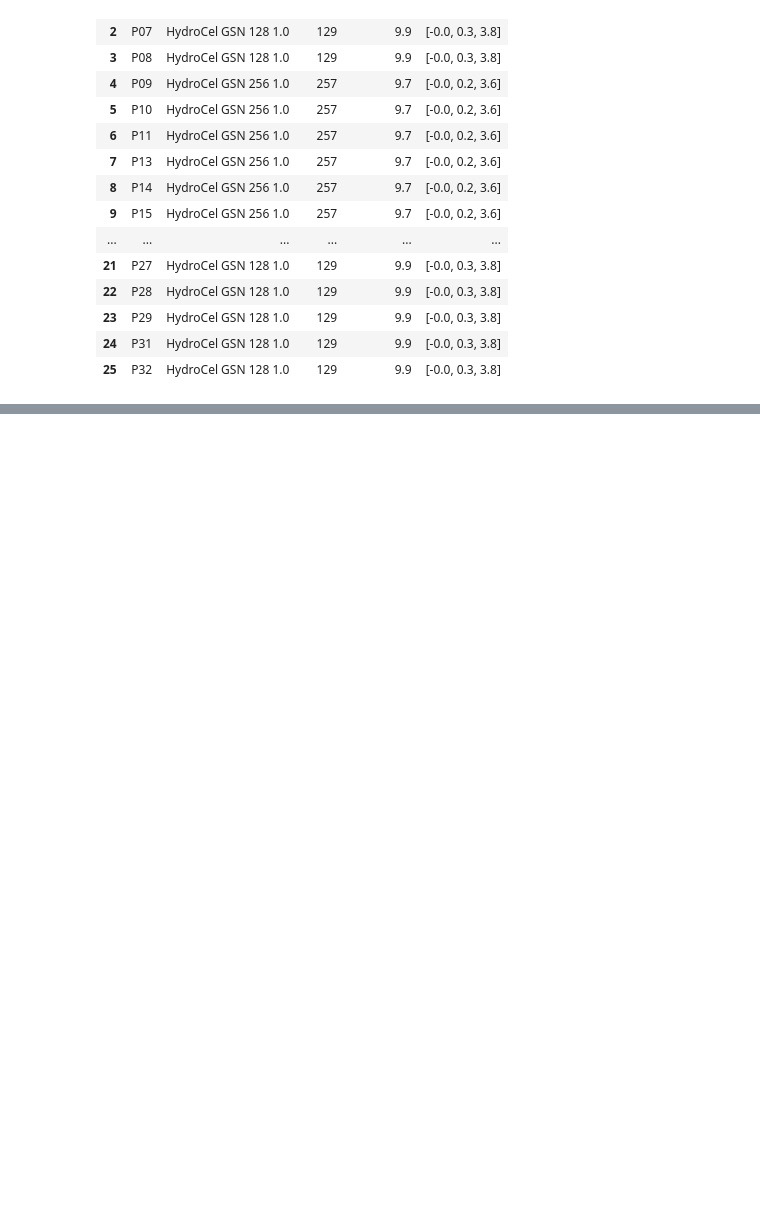
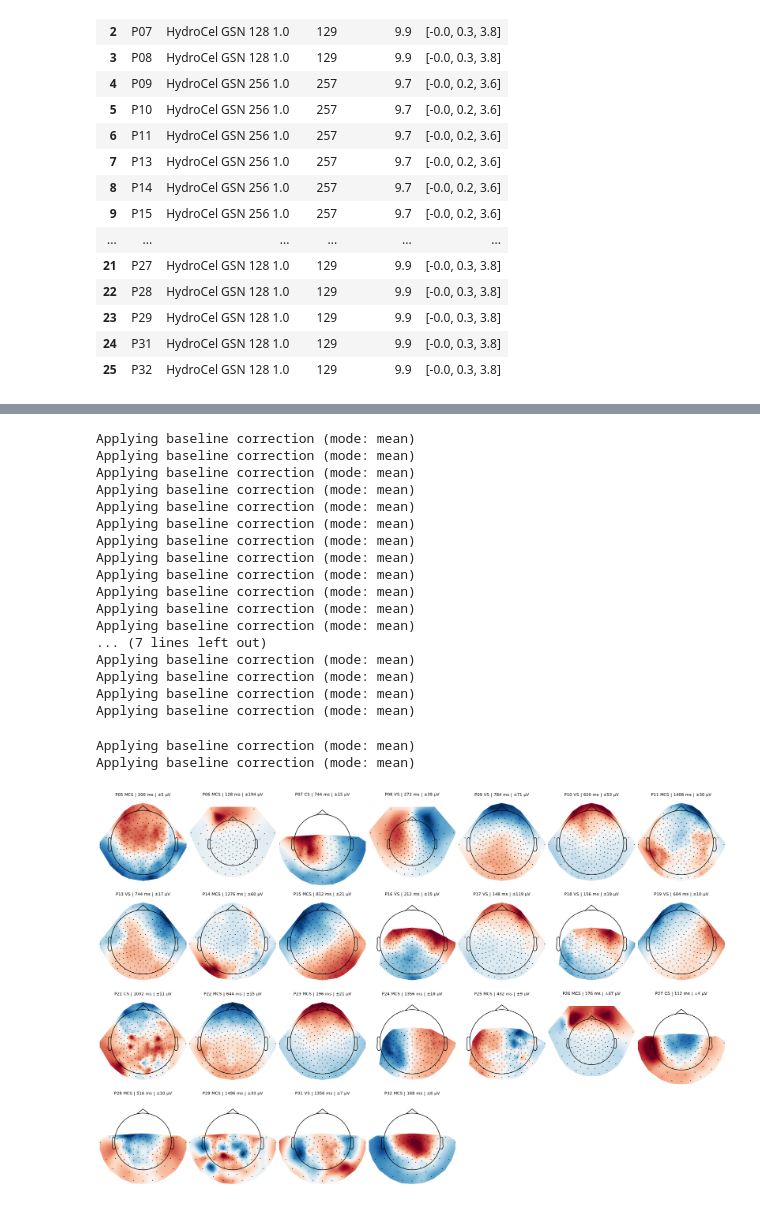
Before and after one commit to ThoHardy/SoundLEAD, a Jupyter notebook: DataHandlingControls.ipynb, the cells around one changed output, grey strips where cells are left out. Saved outputs shown, nothing was run; the diff lists cells and outputs as text; code cells hidden in the pictures; blank space fills up the shorter version.

```diff
--- a/DataHandlingControls.ipynb
+++ b/DataHandlingControls.ipynb
@@ -224,0 +264,41 @@ pd.DataFrame([net_check(ip) for ip in units if (repo_root / "Study3" / f"P{ip:02
+# %%
+nr = int(np.ceil(len(files) / 7))
+fig, axes = plt.subplots(nr, 7, figsize=(17, 2.7 * nr), squeeze=False, layout="constrained")
+for ax, f in zip(axes.flat, files):
+    sub = f.name.replace("-epo.fif", "")
+    ep = mne.read_epochs(f, preload=True, verbose="error")
+    ep = ep[((ep.metadata["snr"] == 5) & ~ep.metadata["task_relevant"].astype(bool)).to_numpy()]
+    ev = ep.average().apply_baseline(BL)
+    gfp = np.sqrt((ev.data ** 2).mean(0))
+    w = (ev.times > 0.05) & (ev.times < 1.5)
+    tp = ev.times[w][np.argmax(gfp[w])]
+    topo = ev.copy().crop(tp - 0.025, tp + 0.025).data.mean(1) * 1e6
+    m = np.abs(topo).max()
+    mne.viz.plot_topomap(topo, ev.info, axes=ax, show=False, contours=0, cmap="RdBu_r", vlim=(-m, m),
+                         sphere="auto", extrapolate="local")
+    grp = json.loads((EP_DIR / f"{sub}_qc.json").read_text()).get("group")
+    ax.set_title(f"{sub} {grp} | {tp * 1e3:.0f} ms | ±{m:.0f} µV", fontsize=8)
+for ax in axes.flat[len(files):]:
+    ax.axis("off")
+plt.show()
+# %% [output]
+Applying baseline correction (mode: mean)
+Applying baseline correction (mode: mean)
+Applying baseline correction (mode: mean)
+Applying baseline correction (mode: mean)
+Applying baseline correction (mode: mean)
+Applying baseline correction (mode: mean)
+Applying baseline correction (mode: mean)
+Applying baseline correction (mode: mean)
+Applying baseline correction (mode: mean)
+Applying baseline correction (mode: mean)
+Applying baseline correction (mode: mean)
+Applying baseline correction (mode: mean)
+... (7 lines left out)
+Applying baseline correction (mode: mean)
+Applying baseline correction (mode: mean)
+Applying baseline correction (mode: mean)
+Applying baseline correction (mode: mean)
+Applying baseline correction (mode: mean)
+Applying baseline correction (mode: mean)
+[figure, added]
```
Also changed, not shown: parts of 3 cells of this notebook, 3 other files.
